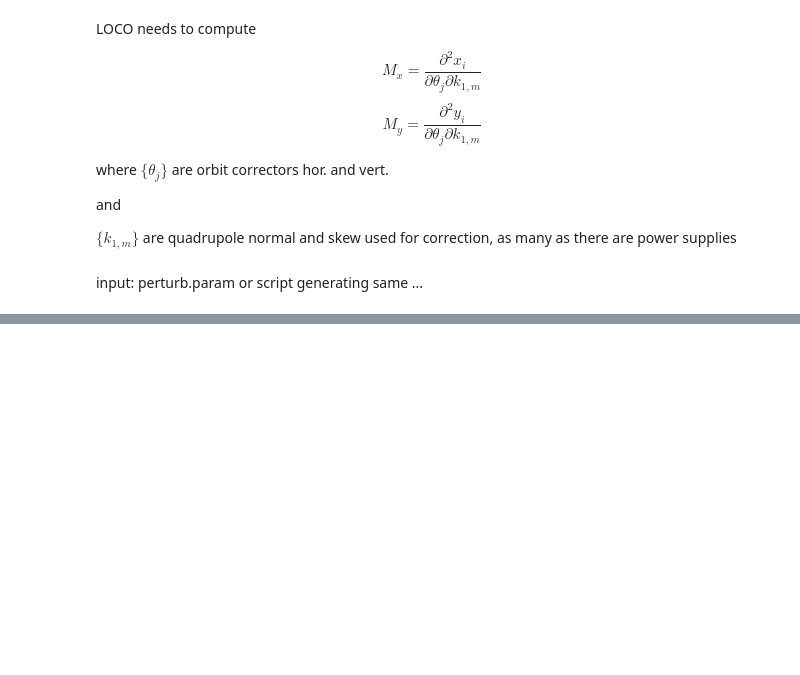
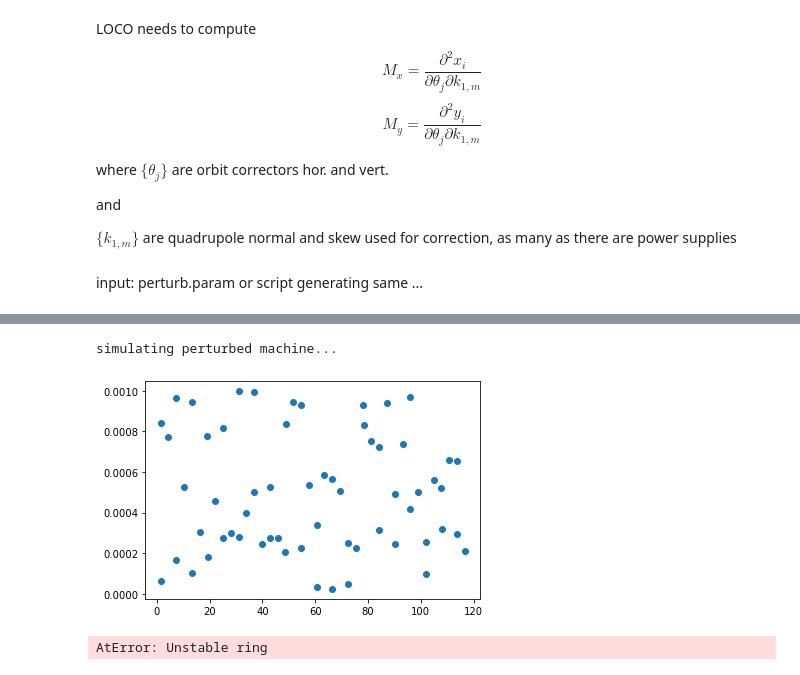
Before and after one commit to iagapov/pyat-loco, a Jupyter notebook: fodo_loco/fodo_loco_at.ipynb, the cells around one changed output, grey strips where cells are left out. Cells and saved outputs as stored; diff of their text form; code cells hidden in the pictures; blank space fills up the shorter version.

```diff
--- a/fodo_loco/fodo_loco_at.ipynb
+++ b/fodo_loco/fodo_loco_at.ipynb
@@ -177,0 +241,41 @@ calculating ORM...
+# %%
+print('simulating perturbed machine...')
+#loco.simulateMachine()
+import random
+Quad_strength_err = []
+i = 0
+quad_indexes = get_refpts(ring, elements.Quadrupole)
+while(i<len(quad_indexes)):
+
+    error = random.uniform(0, 0.001)
+    #print(error)
+    ring[quad_indexes[i]].K = error
+    quad_strength_err = ring[quad_indexes[i]].K
+    Quad_strength_err.append(quad_strength_err)
+
+    i += 1
+
+plt.scatter(s_pos,Quad_strength_err)
+plt.show()
+# %% [output]
+simulating perturbed machine...
+[figure, added]
+# %%
+#ring.plot_beta()
+quad_indexes = get_refpts(ring, elements.Quadrupole)
+lindata0, tune, chrom, lindata = ring.linopt(get_chrom=True, refpts=quad_indexes)
+s_pos = lindata['s_pos']
+betax = lindata['beta'][:,0]
+betay = lindata['beta'][:,1]
+dispersionx = lindata['dispersion'][:,0]
+dispersiony = lindata['dispersion'][:,1]
+
+
+fig, ax = plt.subplots()
+ax.plot(s_pos, betax)
+ax.plot(s_pos, betay)
+ax.plot(s_pos, dispersionx)
+ax.legend([r'$\beta_x$',r'$\beta_y$',r'$\eta_x$' ])
+plt.show()
+# %% [output]
+AtError: Unstable ring
```
Also changed, not shown: parts of 5 cells of this notebook, 1 other file.
